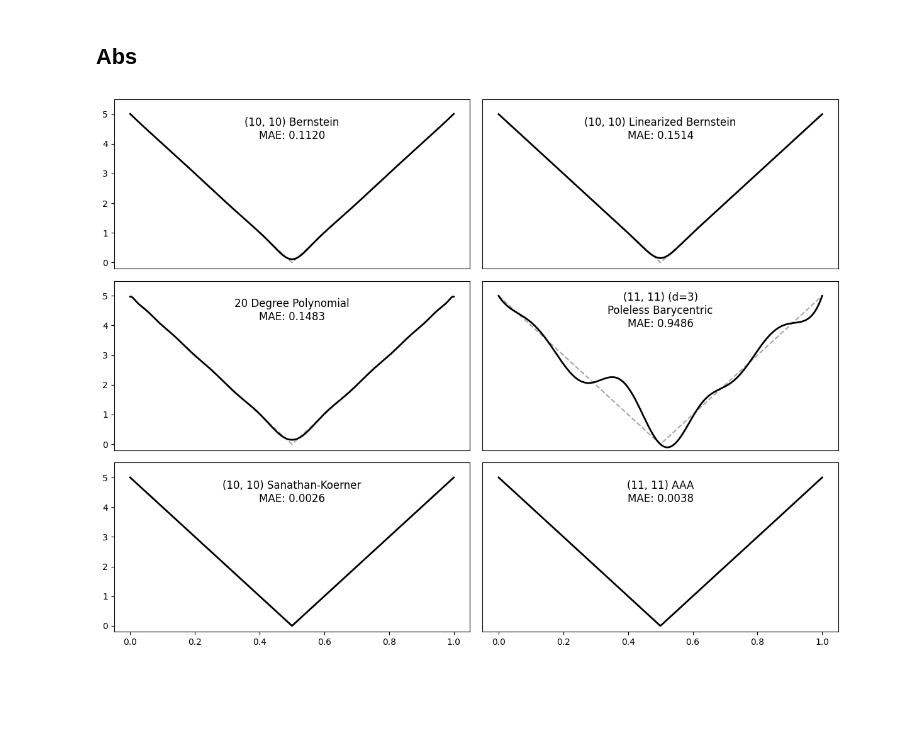
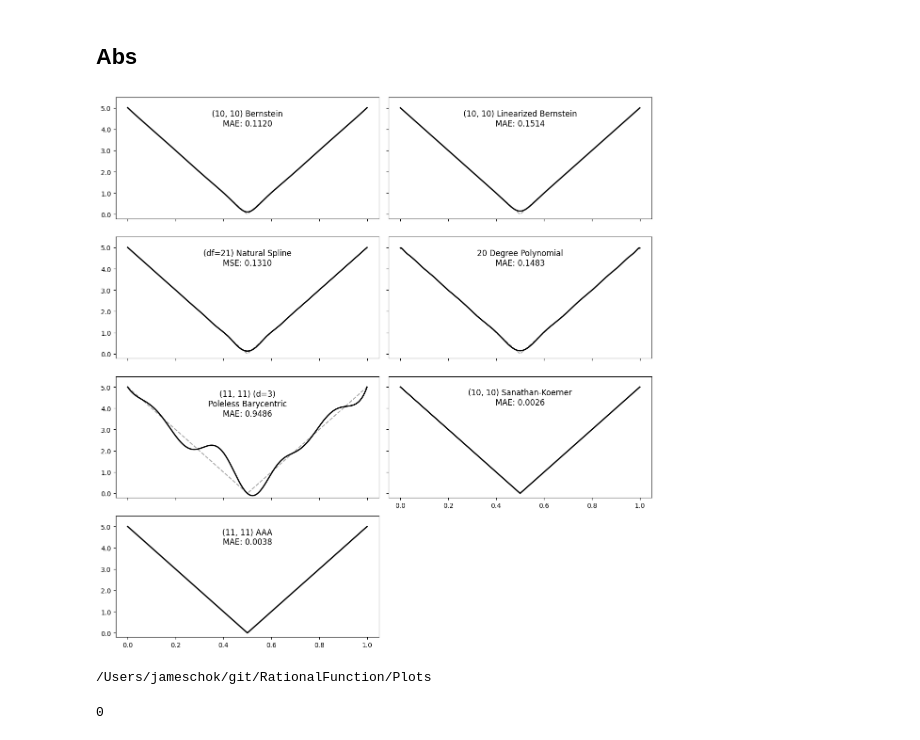
Before and after one commit to infamoussoap/RationalFunctionApproximation, a Jupyter notebook: Plots/Approximator Plots.ipynb, the cells around one changed output. Drawn from its saved outputs; the diff is of its cells as text; code cells hidden in the pictures; blank space fills up the shorter version.

```diff
--- a/Plots/Approximator Plots.ipynb
+++ b/Plots/Approximator Plots.ipynb
@@ -134,14 +169,13 @@ f = lambda x: np.arctan(50 * (x - 0.5))
 x = np.linspace(0, 1, 1001)
 y = f(x)
 # %%
-plt.figure(figsize=(12, 9))
+plt.figure(figsize=(12, 12))
 
 x_vals = np.linspace(0, 1, 10_001)
 
-i = 1
+i = 0
 for name, approximator in approximators.items():
-    # plt.figure(figsize=(6, 4))
-    plt.subplot(3, 2, i)
+    plt.subplot(4, 2, i + 1)
     plt.plot(x, y, '--', alpha=0.7, color='grey')
 
     approximator.fit(x, y)
@@ -155,17 +189,24 @@ for name, approximator in approximators.items():
     elif name == 'Poleless Barycentric':
         plt.text(0.2, 1, f"{approximator.n, approximator.m} (d={approximator.d})\n{name}\nMAE: {mae:.4f}",
                  fontsize=12, horizontalalignment='center', verticalalignment='center')
+    elif name == 'Natural Spline':
+        plt.text(0.2, 1, f"(df={approximator.df + 1}) {name}\nMSE: {mae:.4f}",
+             fontsize=12, horizontalalignment='center', verticalalignment='center')
     else:
         plt.text(0.25, 1, f"{approximator.n, approximator.m} {name}\nMAE: {mae:.4f}", fontsize=12,
                  horizontalalignment='center', verticalalignment='center')
 
     plt.ylim(-1.6, 1.6)
 
-    if i % 2 == 0:
-        plt.yticks([], [])
+    if i < 5:
+        plt.xticks(np.linspace(0, 1, 6), [None] * 6)
+    else:
+        plt.xticks(np.linspace(0, 1, 6), [round(x, 1) for x in np.linspace(0, 1, 6)])
 
-    if i <= 4:
-        plt.xticks([], [])
+    if (i + 1) % 2 == 0:
+        plt.yticks(np.linspace(-1.5, 1.5, 7), [None] * 7)
+    else:
+        plt.yticks(np.linspace(-1.5, 1.5, 7), [round(x, 1) for x in np.linspace(-1.5, 1.5, 7)])
 
     i += 1
 
@@ -182,42 +223,55 @@ f = lambda x: abs(10 * (x - 0.5))
 x = np.linspace(0, 1, 1001)
 y = f(x)
 # %%
-plt.figure(figsize=(12, 9))
+plt.figure(figsize=(12, 12))
 
 x_vals = np.linspace(0, 1, 10_001)
 
-i = 1
+i = 0
 for name, approximator in approximators.items():
-    plt.subplot(3, 2, i)
+    plt.subplot(4, 2, i + 1)
     plt.plot(x, y, '--', alpha=0.7, color='grey')
 
     approximator.fit(x, y)
     mae = np.max(abs(approximator(x) - y))
 
     plt.plot(x_vals, approximator(x_vals), linewidth=2, color='black')
 
     if name == 'Polynomial':
         plt.text(0.5, 4.5, f"{approximator.n} Degree {name}\nMAE: {mae:.4f}", fontsize=12,
                  horizontalalignment='center', verticalalignment='center')
     elif name == 'Poleless Barycentric':
-        plt.text(0.5, 4.5, f"{approximator.n, approximator.m} (d={approximator.d})\n{name}\nMAE: {mae:.4f}",
+        plt.text(0.5, 4.2, f"{approximator.n, approximator.m} (d={approximator.d})\n{name}\nMAE: {mae:.4f}",
                  fontsize=12, horizontalalignment='center', verticalalignment='center')
+    elif name == 'Natural Spline':
+        plt.text(0.5, 4.5, f"(df={approximator.df + 1}) {name}\nMSE: {mae:.4f}",
+             fontsize=12, horizontalalignment='center', verticalalignment='center')
     else:
         plt.text(0.5, 4.5, f"{approximator.n, approximator.m} {name}\nMAE: {mae:.4f}", fontsize=12,
                  horizontalalignment='center', verticalalignment='center')
 
     plt.ylim(-0.2, 5.5)
 
-    if i % 2 == 0:
-        plt.yticks([], [])
+    if i < 5:
+        plt.xticks(np.linspace(0, 1, 6), [None] * 6)
+    else:
+        plt.xticks(np.linspace(0, 1, 6), [round(x, 1) for x in np.linspace(0, 1, 6)])
 
-    if i <= 4:
-        plt.xticks([], [])
+    if (i + 1) % 2 == 0:
+        plt.yticks(np.linspace(0, 5, 6), [None] * 6)
+    else:
+        plt.yticks(np.linspace(0, 5, 6), [round(x, 0) for x in np.linspace(0, 5, 6)])
 
     i += 1
 
 plt.tight_layout()
 # plt.savefig(f"{working_folder}/tan_{name}_fits.png", dpi=150)
 plt.savefig(f"{working_folder}/abs_fits.png", dpi=150)
 # %% [output]
-[figure, old version]
+[figure, new version]
+# %%
+import os
+os.system('pwd')
+# %% [output]
+/Users/jameschok/git/RationalFunction/Plots
+0
```
Also changed, not shown: parts of 14 cells of this notebook, 13 other files.
